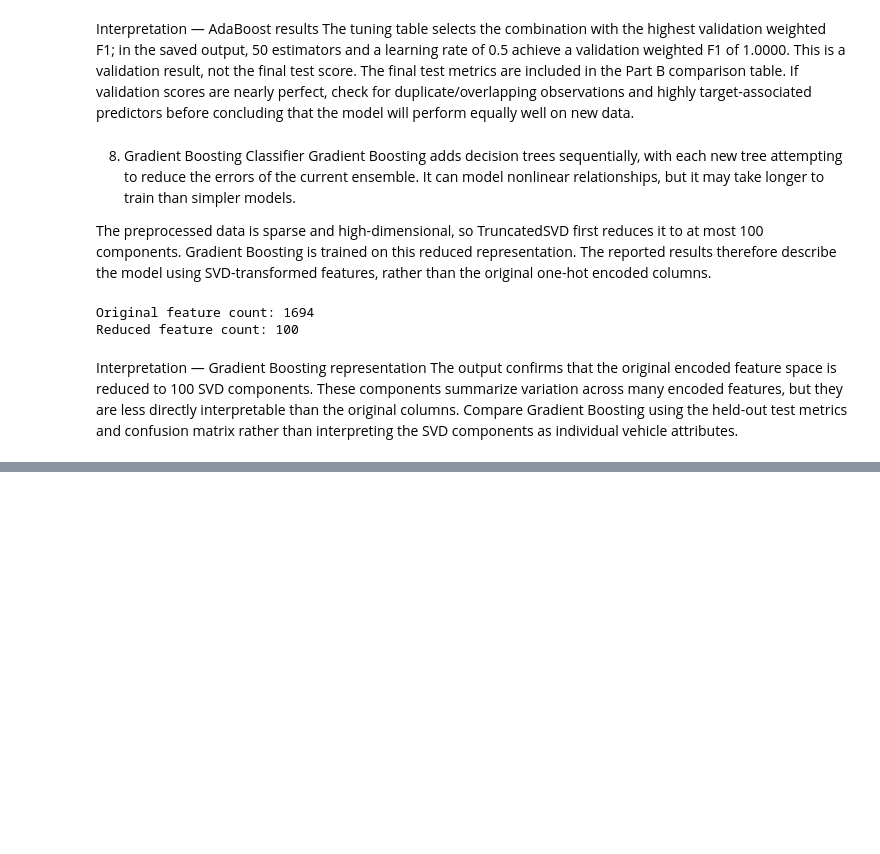
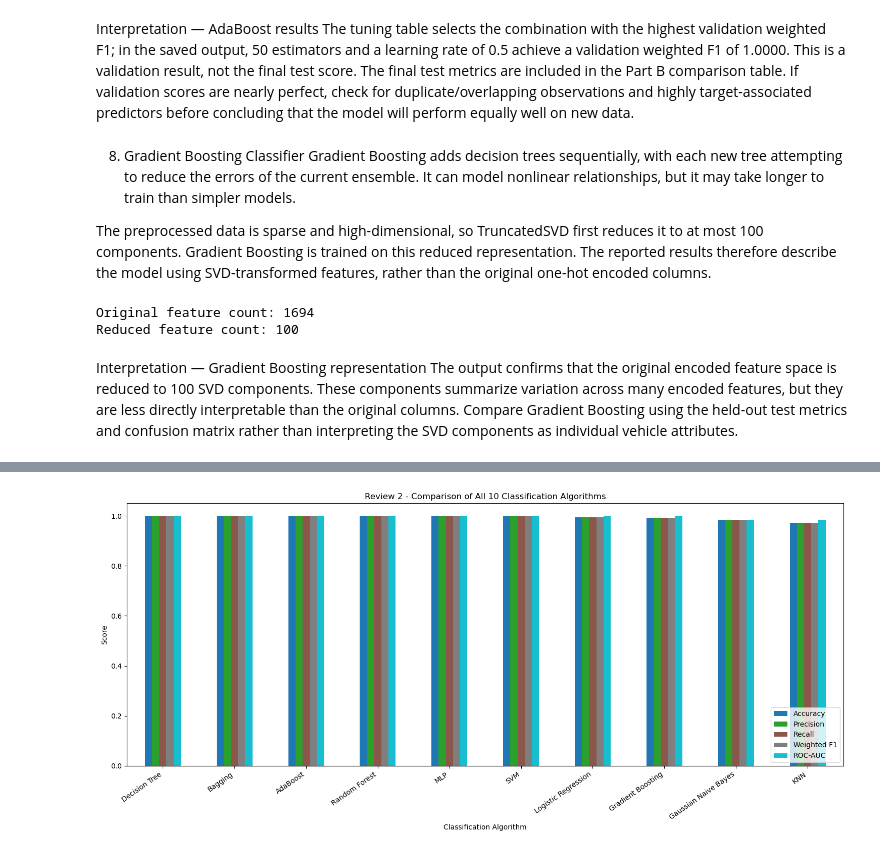
Before and after one commit to Roots26Hz/ChargeIQ, a Jupyter notebook: notebooks/classification.ipynb, the cells around one changed output, grey strips where cells are left out. Cells and saved outputs as stored; diff of their text form; code cells hidden in the pictures; blank space fills up the shorter version.

```diff
--- a/notebooks/classification.ipynb
+++ b/notebooks/classification.ipynb
@@ -707,6 +707,8 @@ logistic_recall = recall_score(
 logistic_f1 = f1_score(
     y_test, y_pred_logistic, average="weighted"
 )
+y_prob_logistic = logistic_model.predict_proba(X_test_processed)[:, 1]
+logistic_auc = roc_auc_score(y_test_bin, y_prob_logistic)
 
 print("Logistic Regression Results")
 print("---------------------------")
@@ -714,6 +716,7 @@ print("Accuracy :", round(logistic_accuracy, 4))
 print("Precision:", round(logistic_precision, 4))
 print("Recall   :", round(logistic_recall, 4))
 print("Weighted F1:", round(logistic_f1, 4))
+print("ROC-AUC  :", round(logistic_auc, 4))
 
 # Confusion Matrix
 cm_logistic = confusion_matrix(y_test, y_pred_logistic)
@@ -968,6 +972,8 @@ knn_f1 = f1_score(
     y_pred_knn,
     average="weighted"
 )
+y_prob_knn = knn_final.predict_proba(X_test_processed)[:, 1]
+knn_auc = roc_auc_score(y_test_bin, y_prob_knn)
 
 print("KNN Results")
 print("-----------")
@@ -977,6 +983,7 @@ print("Accuracy  :", round(knn_accuracy, 4))
 print("Precision :", round(knn_precision, 4))
 print("Recall    :", round(knn_recall, 4))
 print("Weighted F1:", round(knn_f1, 4))
+print("ROC-AUC   :", round(knn_auc, 4))
 
 # Confusion Matrix
 cm_knn = confusion_matrix(y_test, y_pred_knn)
@@ -1314,6 +1322,8 @@ tree_f1 = f1_score(
     y_pred_tree,
     average="weighted"
 )
+y_prob_tree = tree_final.predict_proba(X_test_processed)[:, 1]
+tree_auc = roc_auc_score(y_test_bin, y_prob_tree)
 
 print("Decision Tree Results")
 print("---------------------")
@@ -1322,6 +1332,7 @@ print("Accuracy  :", round(tree_accuracy, 4))
 print("Precision :", round(tree_precision, 4))
 print("Recall    :", round(tree_recall, 4))
 print("Weighted F1:", round(tree_f1, 4))
+print("ROC-AUC   :", round(tree_auc, 4))
 
 # Confusion Matrix
 cm_tree = confusion_matrix(y_test, y_pred_tree)
@@ -1491,7 +1503,8 @@ svm_f1 = f1_score(
     y_pred_svm,
     average="weighted"
 )
-
+y_score_svm = svm_final.decision_function(X_test_processed)
+svm_auc = roc_auc_score(y_test_bin, y_score_svm)
 print("SVM Results")
 print("------------")
 print("Best Kernel:", best_svm_kernel)
@@ -1500,6 +1513,7 @@ print("Accuracy   :", round(svm_accuracy, 4))
 print("Precision  :", round(svm_precision, 4))
 print("Recall     :", round(svm_recall, 4))
 print("Weighted F1:", round(svm_f1, 4))
+print("ROC-AUC    :", round(svm_auc, 4))
 
 # Confusion Matrix
 cm_svm = confusion_matrix(y_test, y_pred_svm)
@@ -2292,0 +2416,21 @@ display(
+# %%
+comparison_plot = comparison_df.set_index("Model")
+
+comparison_plot[
+    ["Accuracy", "Precision", "Recall", "Weighted F1", "ROC-AUC"]
+].plot(
+    kind="bar",
+    figsize=(15, 7),
+    colormap="tab10"
+)
+
+plt.title("Review 2 - Comparison of All 10 Classification Algorithms")
+plt.xlabel("Classification Algorithm")
+plt.ylabel("Score")
+plt.ylim(0, 1.05)
+plt.xticks(rotation=35, ha="right")
+plt.legend(loc="lower right")
+plt.tight_layout()
+plt.show()
+# %% [output]
+[figure, added]
```
Also changed, not shown: parts of 30 cells of this notebook.
